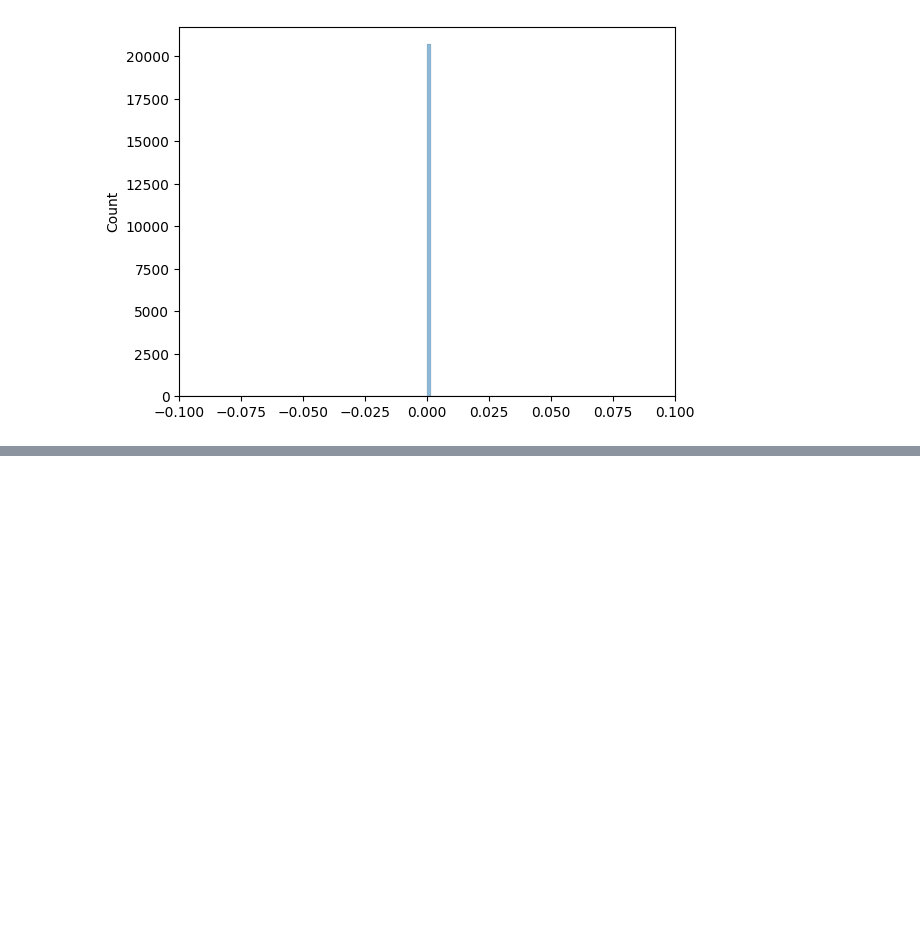
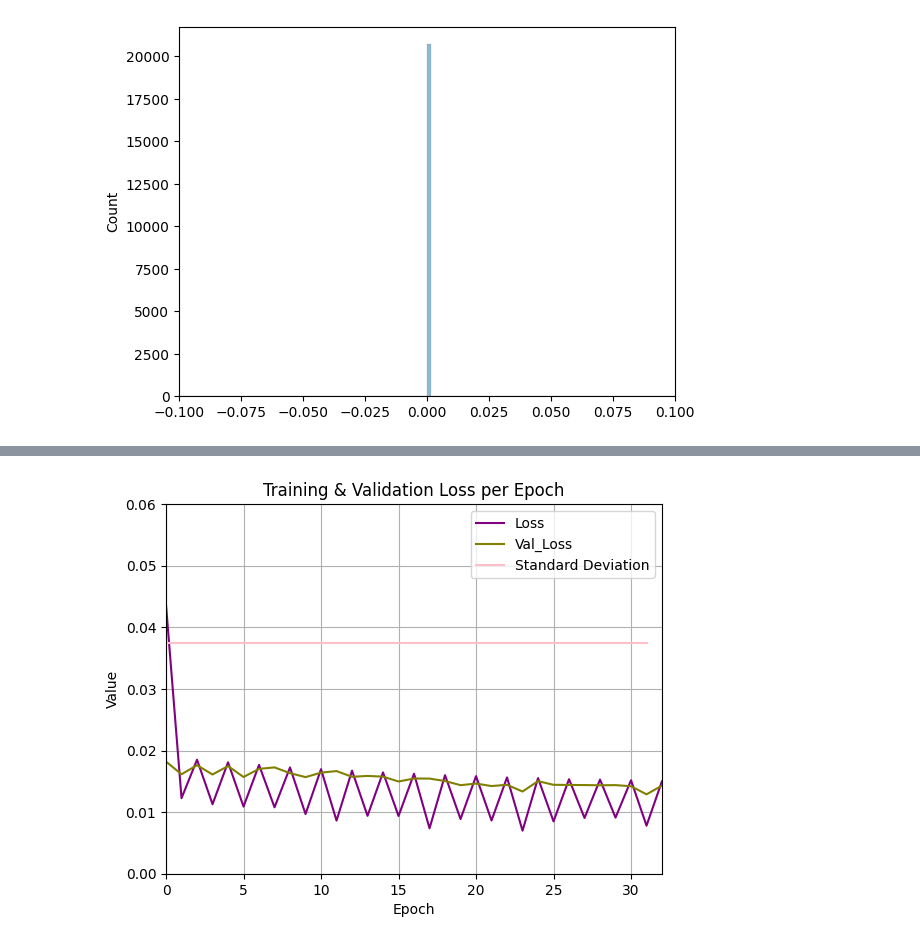
Before and after one commit to Benjaxmen/pm-prediction, a Jupyter notebook: joined_models.ipynb, the cells around one changed output, grey strips where cells are left out. Cells and saved outputs as stored; diff of their text form; code cells hidden in the pictures; blank space fills up the shorter version.

Commit message:
new trainings

```diff
--- a/joined_models.ipynb
+++ b/joined_models.ipynb
@@ -514,0 +700,18 @@ plt.show()
+# %%
+from tensorflow.keras.callbacks import EarlyStopping
+
+# Configurar Early Stopping
+early_stopping = EarlyStopping(
+    monitor='val_loss',  # Métrica a monitorear
+    patience=10,         # Número de épocas de paciencia
+    restore_best_weights=True  # Restaurar los mejores pesos al final del entrenamiento
+)
+checkpoint_path = "training_2/ckpt.weights.h5"
+checkpoint_dir = os.path.dirname(checkpoint_path)
+
+# Create a callback that saves the model's weights
+cp_callback = tf.keras.callbacks.ModelCheckpoint(filepath=checkpoint_path,
+                                                 save_weights_only=True,
+                                                 verbose=1)
+# %%
+history=model.fit(train_dataset, batch_size=32,epochs=50,steps_per_epoch=len(X_train)//32, validation_data=val_dataset,callbacks=[early_stopping,cp_callback],validation_steps=len(X_val)//32)
@@ -514,0 +745,27 @@ plt.show()
+# %%
+df_Scaled=df['mp10'].copy()
+df_Scaled = df_Scaled  / df_Scaled.abs().max()
+# %%
+import matplotlib.pyplot as plt
+s=[df_Scaled.std()]*32
+colors = ['b', 'g', 'r', 'c', 'm', 'y','k','orange', 'purple', 'brown', 'pink', 'lime', 'teal', 'gray', 'olive', 'navy']
+
+    # Grafica los valores de loss
+plt.plot(history.history['loss'],  color='purple',label='Loss')
+plt.plot(history.history['val_loss'],color='olive',label='Val_Loss')
+plt.plot(s,label='Standard Deviation',color='pink')
+# Agrega etiquetas al gráfico
+plt.xlabel('Epoch')
+plt.ylabel('Value')
+plt.ylim(0,0.06)
+plt.title('Training & Validation Loss per Epoch')
+plt.xlim(0,32)
+
+plt.legend()
+
+plt.grid(True)
+plt.savefig('val_loss_whole.png',format='png')
+# Muestra el gráfico
+plt.show()
+# %% [output]
+[figure, added]
```
Also changed, not shown: parts of 23 cells of this notebook, 5 other files.
